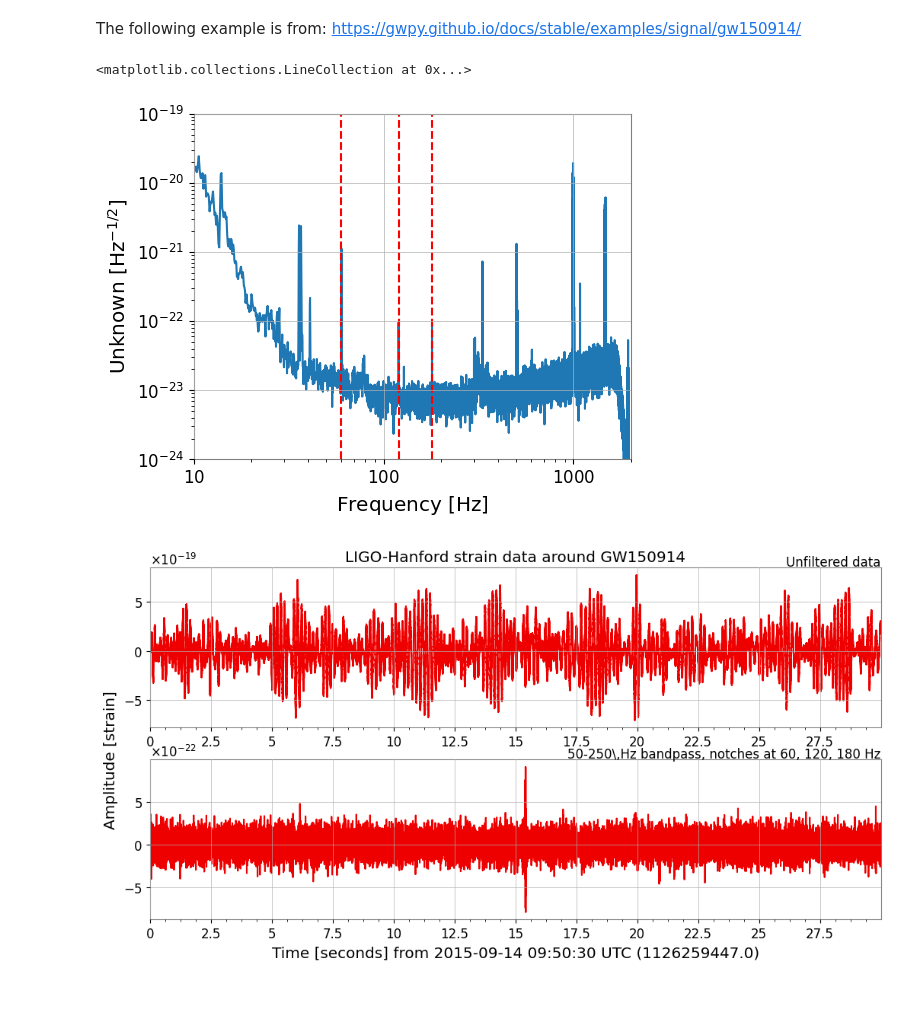
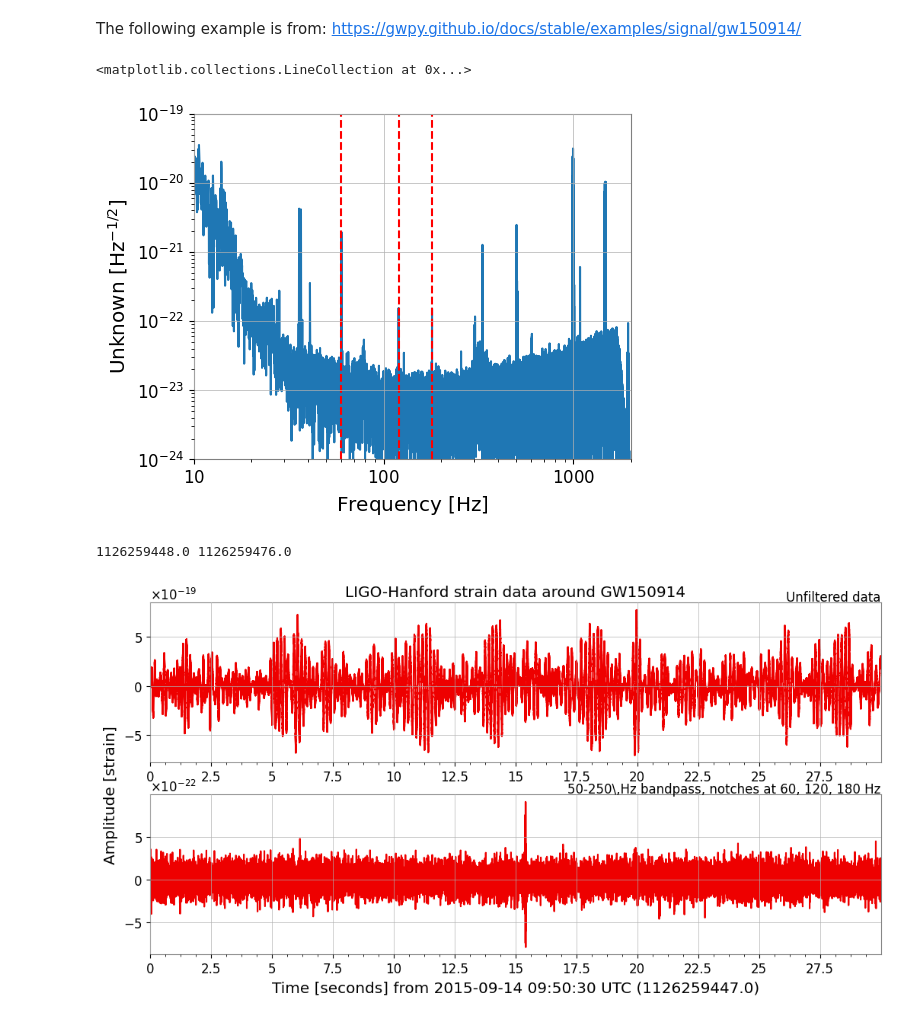
Before and after one commit to wj198414/ASTRON1221, a Jupyter notebook: GravitationalWave/GravitationalWave.ipynb, the cells around one changed output. Cells and saved outputs as stored; diff of their text form; code cells hidden in the pictures.

```diff
--- a/GravitationalWave/GravitationalWave.ipynb
+++ b/GravitationalWave/GravitationalWave.ipynb
@@ -32,18 +32,18 @@ hdata = TimeSeries.fetch_open_data('H1', 1126259446, 1126259478)
 # %%
 import matplotlib.pyplot as plt
 
 # -- Plot ASD
-fig2 = hdata.asd(fftlength=8).plot()
+fig2 = hdata.asd().plot()
 plt.xlim(10,2000)
 ymin = 1e-24
 ymax = 1e-19
 plt.ylim(ymin, ymax)
 plt.vlines(60, ymin, ymax, linestyle="dashed", color="red")
 plt.vlines(120, ymin, ymax, linestyle="dashed", color="red")
 plt.vlines(180, ymin, ymax, linestyle="dashed", color="red")
 # %% [output]
 <matplotlib.collections.LineCollection at 0x...>
-[figure, old version]
+[figure, new version]
 # %%
 from gwpy.signal import filter_design
 bp = filter_design.bandpass(50, 250, hdata.sample_rate)
@@ -57,6 +57,10 @@ hfilt = hdata.filter(zpk, filtfilt=True)
 # %%
 hdata = hdata.crop(*hdata.span.contract(1))
 hfilt = hfilt.crop(*hfilt.span.contract(1))
+# %%
+print(*hdata.span.contract(1))
+# %% [output]
+1126259448.0 1126259476.0
 # %%
 from gwpy.plot import Plot
 plot = Plot(hdata, hfilt, figsize=[12, 6], separate=True, sharex=True,
```
Also changed, not shown: parts of 9 cells of this notebook.
